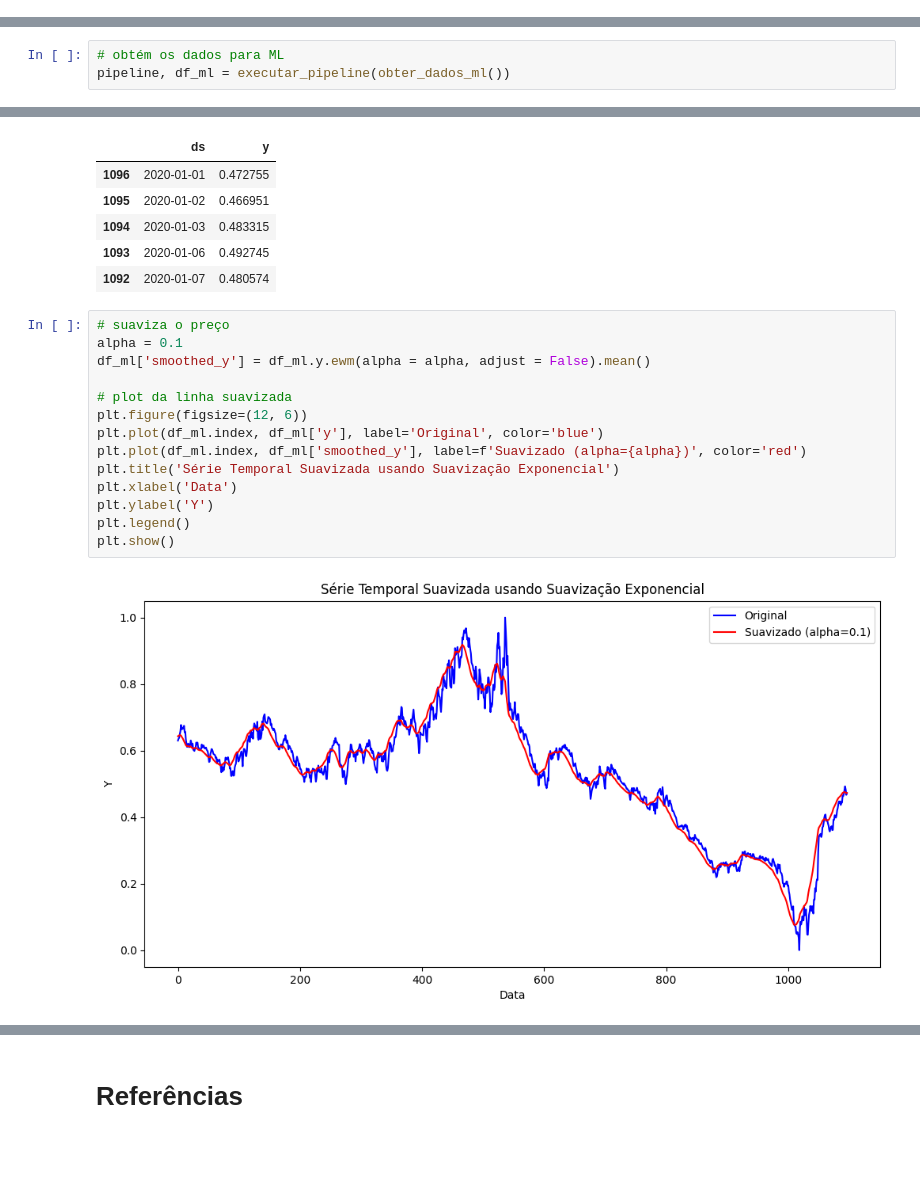
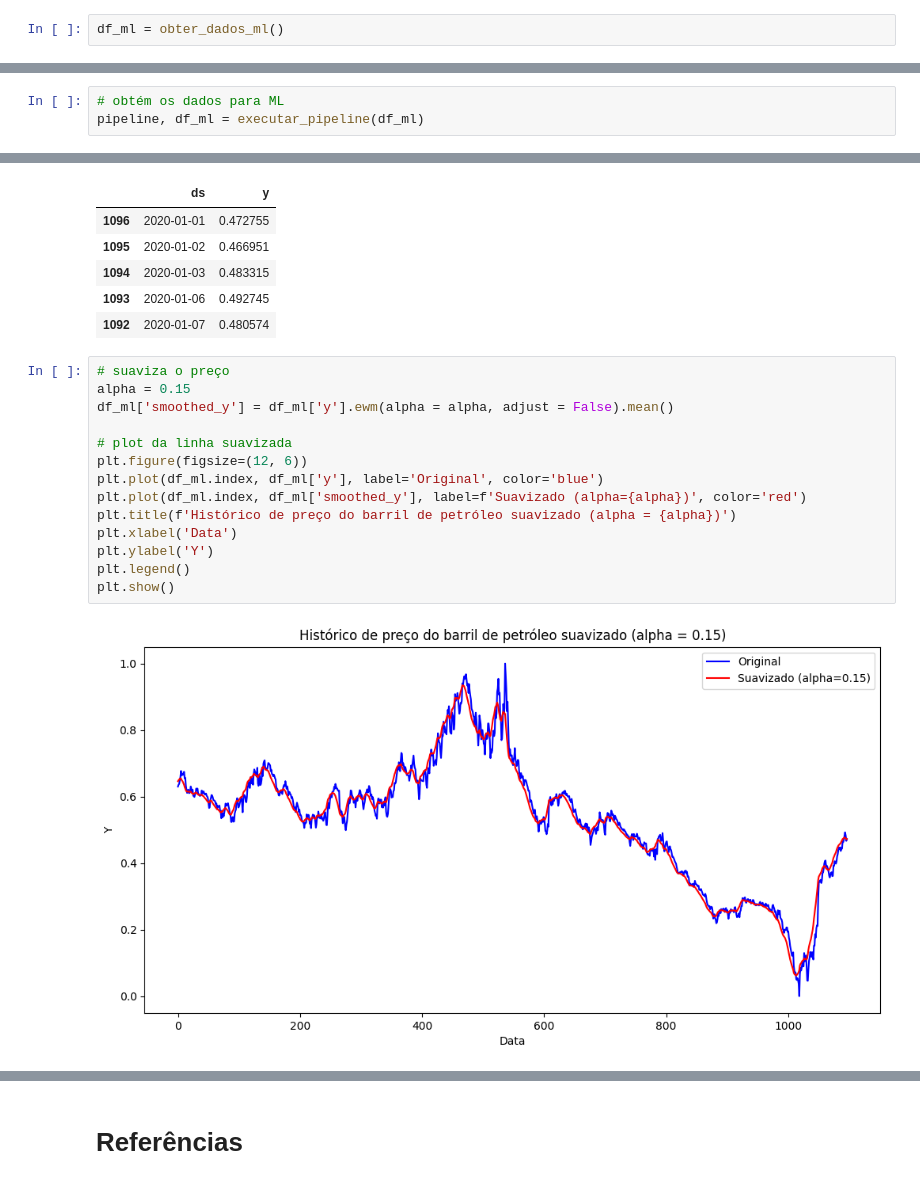
Before and after one commit to dhachcar/postech-tech-challenge-4, a Jupyter notebook: TechChallenge_4.ipynb, the cells around one changed output, grey strips where cells are left out. Saved outputs shown, nothing was run; the diff lists cells and outputs as text; blank space fills up the shorter version.

```diff
--- a/TechChallenge_4.ipynb
+++ b/TechChallenge_4.ipynb
@@ -647,3 +656,5 @@ def executar_lstm(df: pd.DataFrame, pipeline: Pipeline, scaler_step_name, col_va
   fig.show()
 
   return (model, scaler)
+# %%
+df_ml = obter_dados_ml()
@@ -650,6 +670,6 @@ def executar_lstm(df: pd.DataFrame, pipeline: Pipeline, scaler_step_name, col_va
 # %%
 # obtém os dados para ML
-pipeline, df_ml = executar_pipeline(obter_dados_ml())
+pipeline, df_ml = executar_pipeline(df_ml)
 # %%
 df_ml.head()
 # %% [output]
@@ -677,20 +697,20 @@ df_ml.head()
 | 1092 | 2020-01-07 | 0.480574 |
 # %%
 # suaviza o preço
-alpha = 0.1
-df_ml['smoothed_y'] = df_ml.y.ewm(alpha = alpha, adjust = False).mean()
+alpha = 0.15
+df_ml['smoothed_y'] = df_ml['y'].ewm(alpha = alpha, adjust = False).mean()
 
 # plot da linha suavizada
 plt.figure(figsize=(12, 6))
 plt.plot(df_ml.index, df_ml['y'], label='Original', color='blue')
 plt.plot(df_ml.index, df_ml['smoothed_y'], label=f'Suavizado (alpha={alpha})', color='red')
-plt.title('Série Temporal Suavizada usando Suavização Exponencial')
+plt.title(f'Histórico de preço do barril de petróleo suavizado (alpha = {alpha})')
 plt.xlabel('Data')
 plt.ylabel('Y')
 plt.legend()
 plt.show()
 # %% [output]
-[figure, old version]
+[figure, new version]
 # %%
 lstm_model, lstm_scaler = executar_lstm(df_ml, pipeline, 'min_max_scaler', 'smoothed_y', 'ds', epochs=250)
 # %% [output]
```
Also changed, not shown: parts of 23 cells of this notebook.
